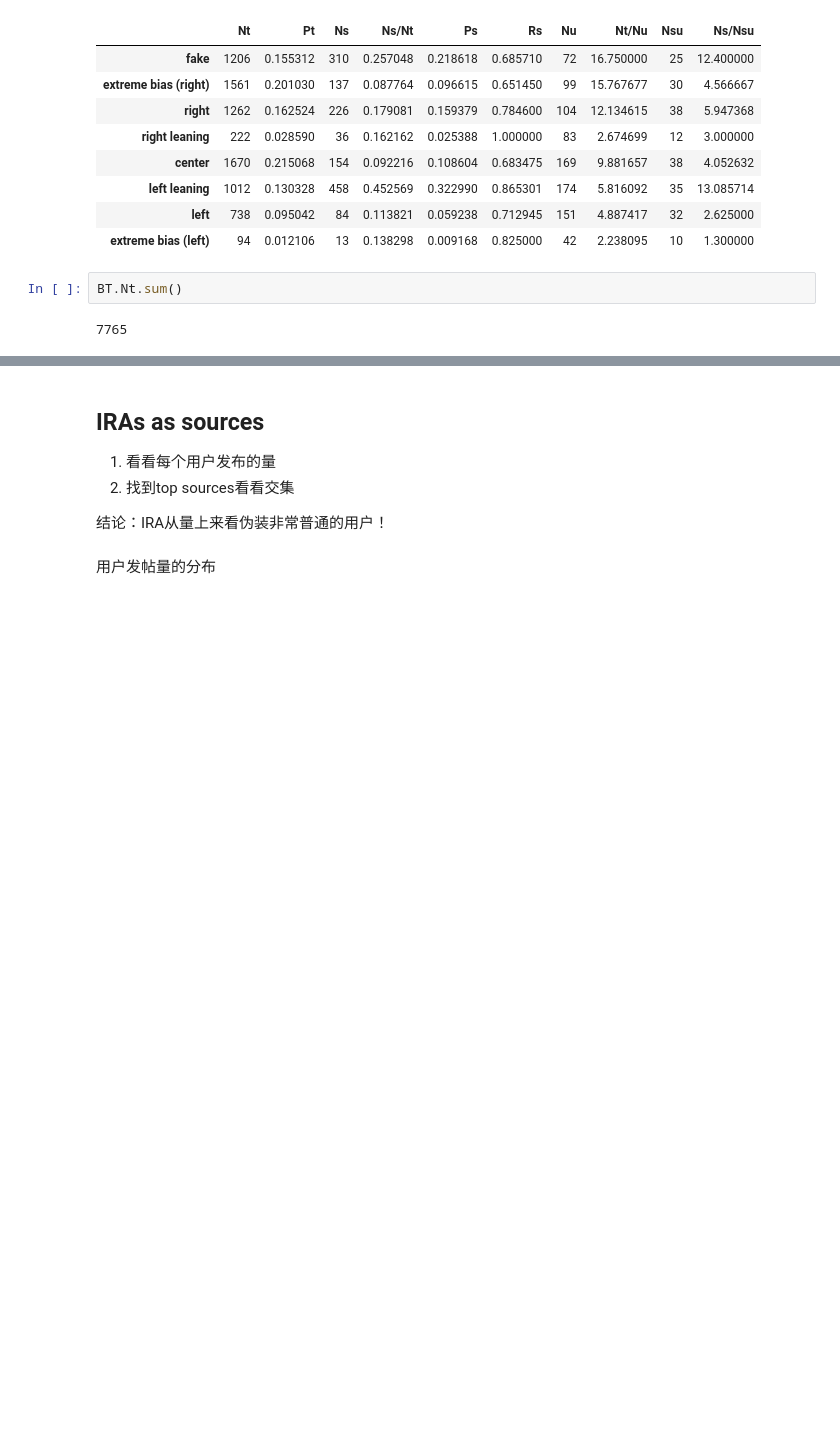
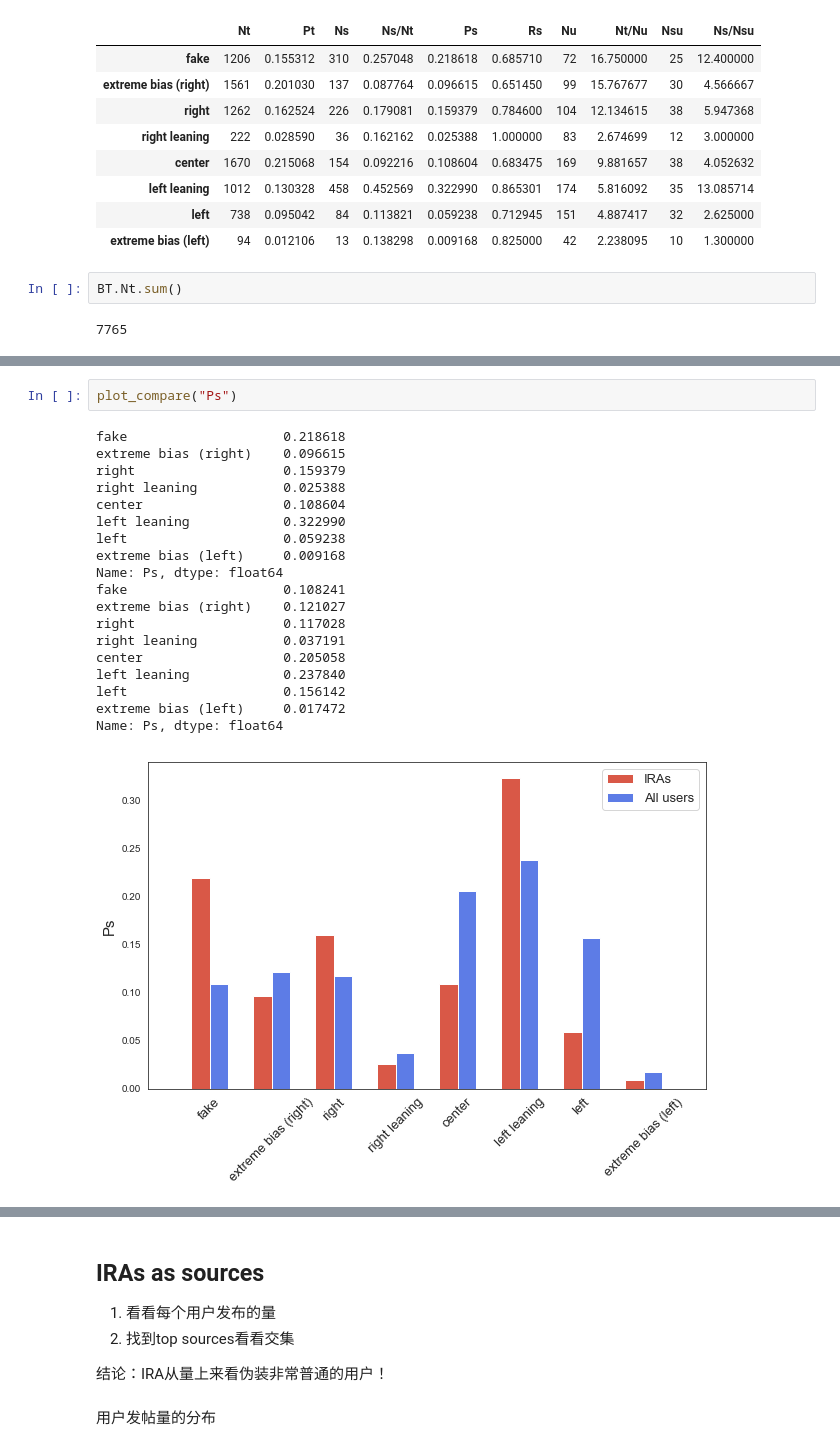
Before and after one commit to kayzhou/fake_news_during_election, a Jupyter notebook: all_tweets.ipynb, the cells around one changed output, grey strips where cells are left out. Saved outputs shown, nothing was run; the diff lists cells and outputs as text; blank space fills up the shorter version.

```diff
--- a/all_tweets.ipynb
+++ b/all_tweets.ipynb
@@ -1727,3 +1675,25 @@ Name: Pt, dtype: float64
+# %%
+plot_compare("Ps")
+# %% [output]
+fake                    0.218618
+extreme bias (right)    0.096615
+right                   0.159379
+right leaning           0.025388
+center                  0.108604
+left leaning            0.322990
+left                    0.059238
+extreme bias (left)     0.009168
+Name: Ps, dtype: float64
+fake                    0.108241
+extreme bias (right)    0.121027
+right                   0.117028
+right leaning           0.037191
+center                  0.205058
+left leaning            0.237840
+left                    0.156142
+extreme bias (left)     0.017472
+Name: Ps, dtype: float64
+[figure, added]
 # %%
 plot_compare("Rs")
 (BT["Rs"] / BT2["Rs"]).plot.bar()
```
Also changed, not shown: parts of 27 cells of this notebook, 3 other files.
